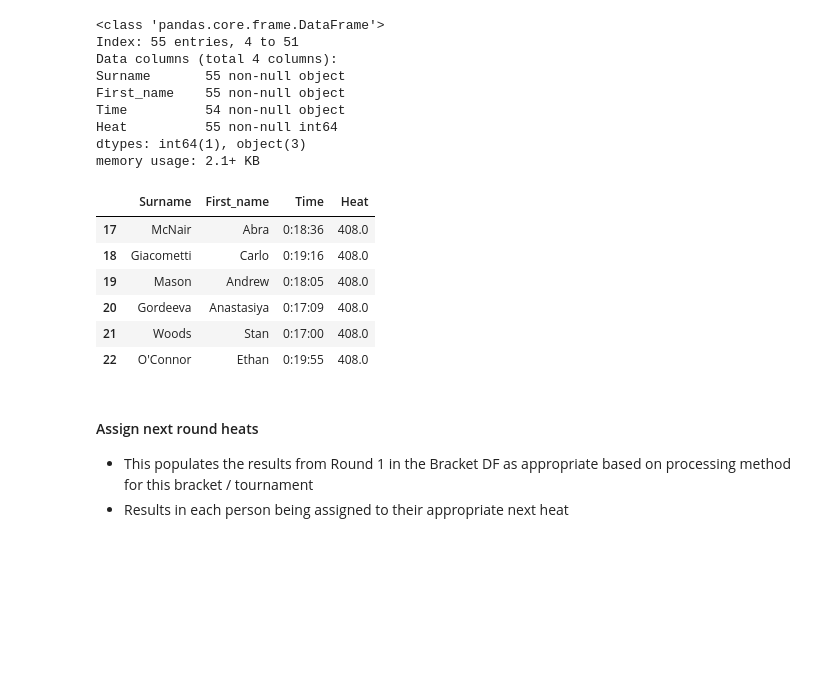
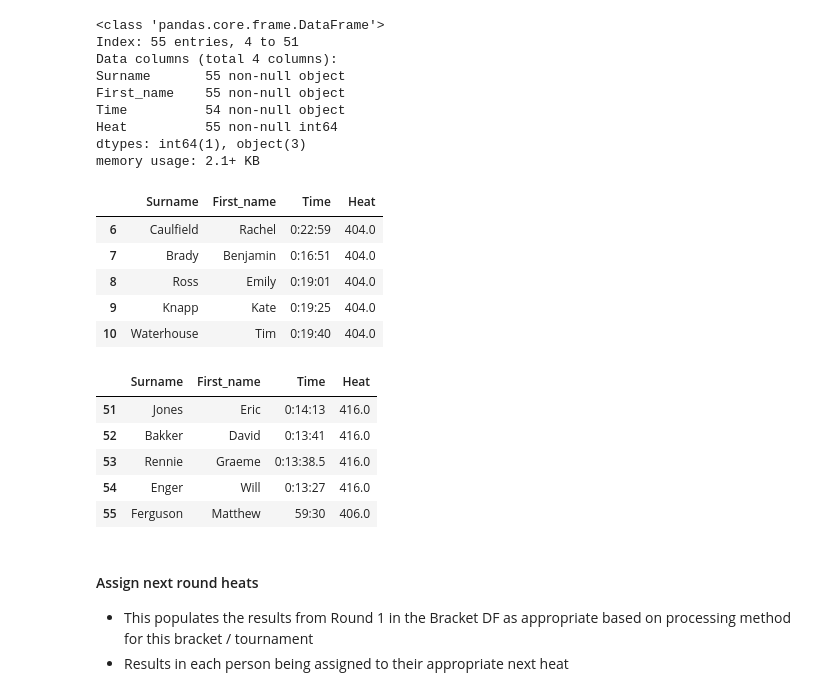
Before and after one commit to gcnuss/SART_Automation, a Jupyter notebook: 2018_SART_Prep_Test.ipynb, the cells around one changed output. Cells and saved outputs as stored; diff of their text form; code cells hidden in the pictures; blank space fills up the shorter version.

```diff
--- a/2018_SART_Prep_Test.ipynb
+++ b/2018_SART_Prep_Test.ipynb
@@ -791,15 +793,23 @@ memory usage: 2.1+ KB
 # %%
 r4_results.reset_index(inplace=True, drop=True)
 # %%
-r4_results[r4_results['Heat']==408]
+r4_results[r4_results['Heat']==404]
 # %% [output]
 |  | Surname | First_name | Time | Heat |
-| 17 | McNair | Abra | 0:18:36 | 408.0 |
-| 18 | Giacometti | Carlo | 0:19:16 | 408.0 |
-| 19 | Mason | Andrew | 0:18:05 | 408.0 |
-| 20 | Gordeeva | Anastasiya | 0:17:09 | 408.0 |
-| 21 | Woods | Stan | 0:17:00 | 408.0 |
-| 22 | O'Connor | Ethan | 0:19:55 | 408.0 |
+| 6 | Caulfield | Rachel | 0:22:59 | 404.0 |
+| 7 | Brady | Benjamin | 0:16:51 | 404.0 |
+| 8 | Ross | Emily | 0:19:01 | 404.0 |
+| 9 | Knapp | Kate | 0:19:25 | 404.0 |
+| 10 | Waterhouse | Tim | 0:19:40 | 404.0 |
+# %%
+r4_results.tail()
+# %% [output]
+|  | Surname | First_name | Time | Heat |
+| 51 | Jones | Eric | 0:14:13 | 416.0 |
+| 52 | Bakker | David | 0:13:41 | 416.0 |
+| 53 | Rennie | Graeme | 0:13:38.5 | 416.0 |
+| 54 | Enger | Will | 0:13:27 | 416.0 |
+| 55 | Ferguson | Matthew | 59:30 | 406.0 |
 # %%
 #break ties:
 
```
Also changed, not shown: parts of 14 cells of this notebook, 2 other files.
